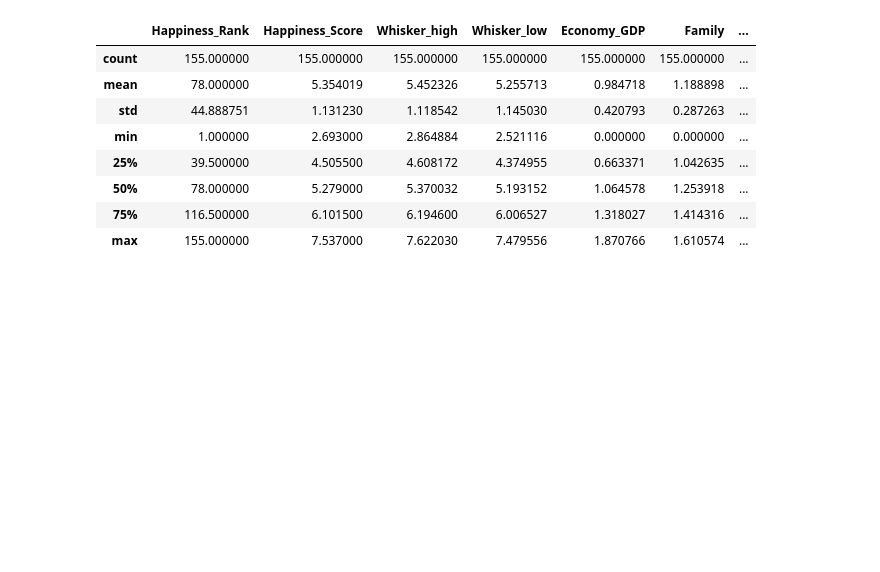
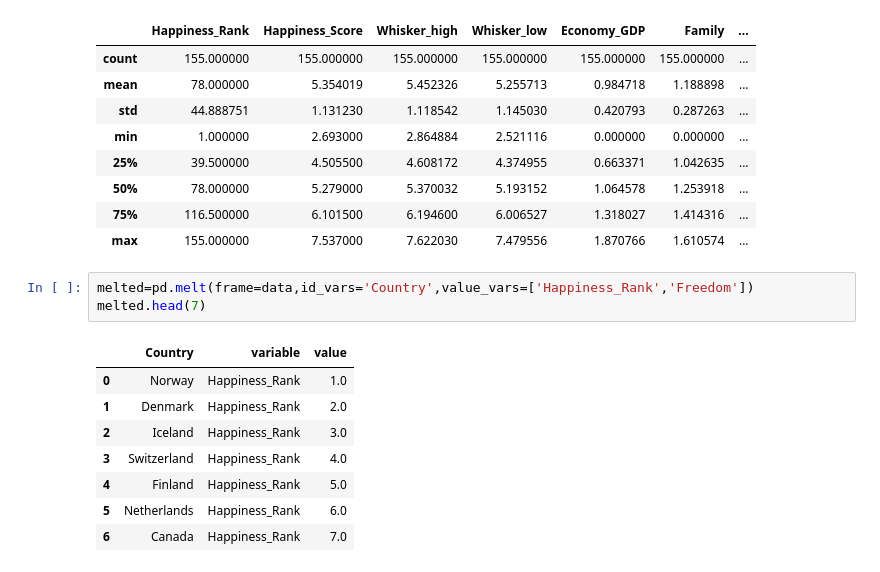
Before and after one commit to AJaafer/World_Happiness_Report, a Jupyter notebook: Analyzing_WH_Dataset.ipynb, the cells around one changed output. Drawn from its saved outputs; the diff is of its cells as text; blank space fills up the shorter version.

```diff
--- a/Analyzing_WH_Dataset.ipynb
+++ b/Analyzing_WH_Dataset.ipynb
@@ -128,3 +129,15 @@ data.describe()
 | 50% | 78.000000 | 5.279000 | 5.370032 | 5.193152 | 1.064578 | 1.253918 | ... |
 | 75% | 116.500000 | 6.101500 | 6.194600 | 6.006527 | 1.318027 | 1.414316 | ... |
 | max | 155.000000 | 7.537000 | 7.622030 | 7.479556 | 1.870766 | 1.610574 | ... |
+# %%
+melted=pd.melt(frame=data,id_vars='Country',value_vars=['Happiness_Rank','Freedom'])
+melted.head(7)
+# %% [output]
+|  | Country | variable | value |
+| 0 | Norway | Happiness_Rank | 1.0 |
+| 1 | Denmark | Happiness_Rank | 2.0 |
+| 2 | Iceland | Happiness_Rank | 3.0 |
+| 3 | Switzerland | Happiness_Rank | 4.0 |
+| 4 | Finland | Happiness_Rank | 5.0 |
+| 5 | Netherlands | Happiness_Rank | 6.0 |
+| 6 | Canada | Happiness_Rank | 7.0 |
```
Also changed, not shown: parts of 4 cells of this notebook.
